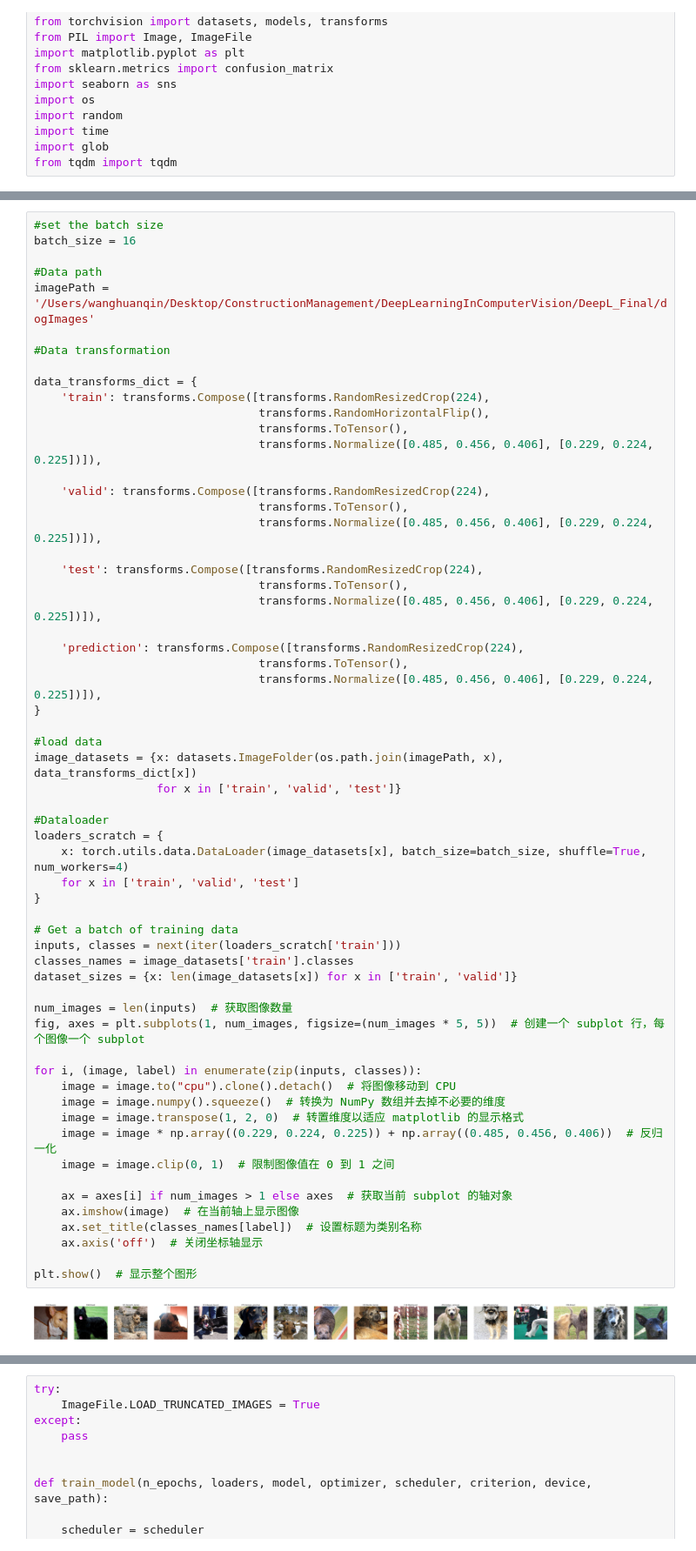
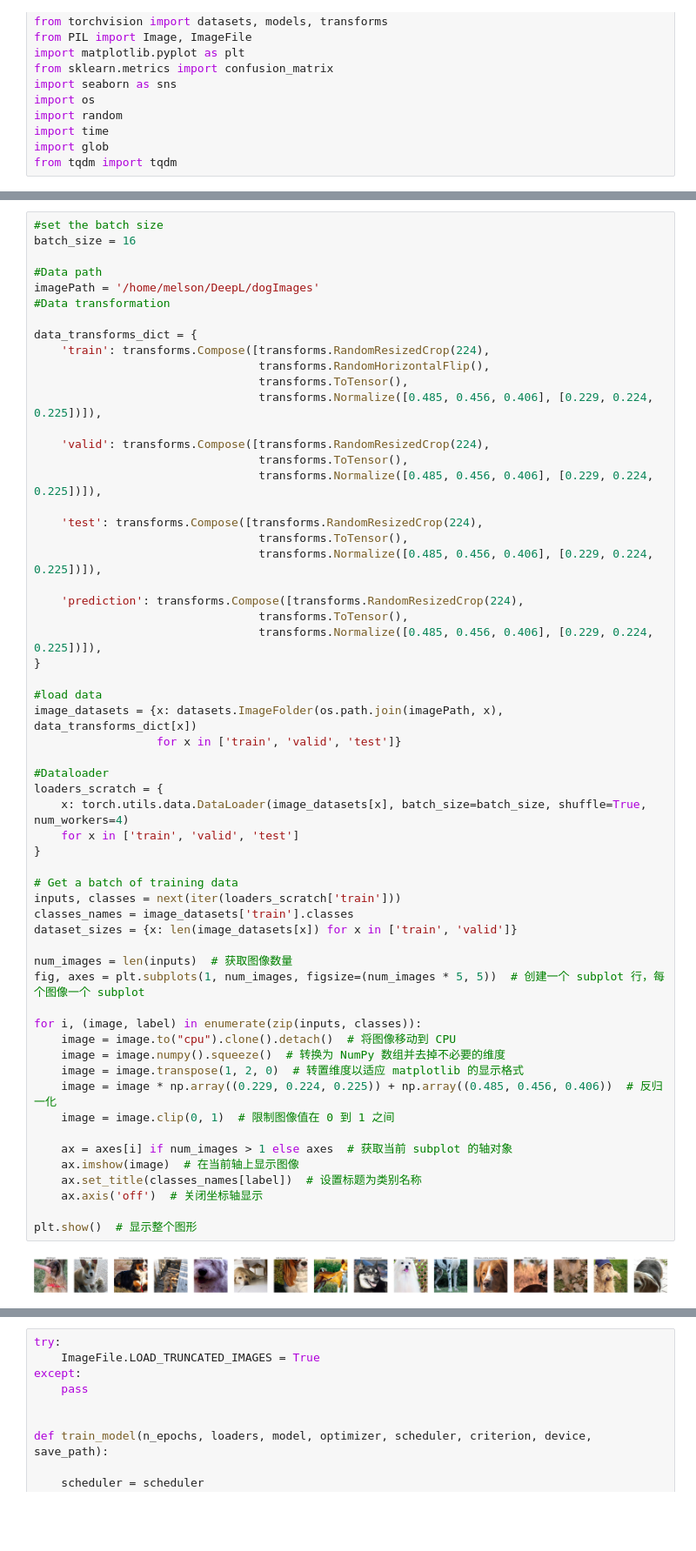
Before and after one commit to MelsonW/DeepL_Final, a Jupyter notebook: examples/Ensemble_transfer.ipynb, the cells around one changed output, grey strips where cells are left out. Shown at 87% size. Saved outputs shown, nothing was run; the diff lists cells and outputs as text; blank space fills up the shorter version.

```diff
--- a/examples/Ensemble_transfer.ipynb
+++ b/examples/Ensemble_transfer.ipynb
@@ -28,8 +28,7 @@ mps
 batch_size = 16
 
 #Data path
-imagePath = '/Users/wanghuanqin/Desktop/ConstructionManagement/DeepLearningInComputerVision/DeepL_Final/dogImages'
-
+imagePath = '/home/melson/DeepL/dogImages'
 #Data transformation
 
 data_transforms_dict = {
@@ -56,34 +55,34 @@ image_datasets = {x: datasets.ImageFolder(os.path.join(imagePath, x), data_trans
                   for x in ['train', 'valid', 'test']}
 
 #Dataloader
 loaders_scratch = {
     x: torch.utils.data.DataLoader(image_datasets[x], batch_size=batch_size, shuffle=True, num_workers=4)
     for x in ['train', 'valid', 'test']
 }
 
 # Get a batch of training data
 inputs, classes = next(iter(loaders_scratch['train']))
 classes_names = image_datasets['train'].classes
 dataset_sizes = {x: len(image_datasets[x]) for x in ['train', 'valid']}
 
 num_images = len(inputs)  # 获取图像数量
 fig, axes = plt.subplots(1, num_images, figsize=(num_images * 5, 5))  # 创建一个 subplot 行，每个图像一个 subplot
 
 for i, (image, label) in enumerate(zip(inputs, classes)):
     image = image.to("cpu").clone().detach()  # 将图像移动到 CPU
     image = image.numpy().squeeze()  # 转换为 NumPy 数组并去掉不必要的维度
     image = image.transpose(1, 2, 0)  # 转置维度以适应 matplotlib 的显示格式
     image = image * np.array((0.229, 0.224, 0.225)) + np.array((0.485, 0.456, 0.406))  # 反归一化
     image = image.clip(0, 1)  # 限制图像值在 0 到 1 之间
 
     ax = axes[i] if num_images > 1 else axes  # 获取当前 subplot 的轴对象
     ax.imshow(image)  # 在当前轴上显示图像
     ax.set_title(classes_names[label])  # 设置标题为类别名称
     ax.axis('off')  # 关闭坐标轴显示
 
 plt.show()  # 显示整个图形
 # %% [output]
-[figure, old version]
+[figure, new version]
 # %%
 train_images = len(image_datasets['train'])
 valid_images = len(image_datasets['valid'])
```
Also changed, not shown: parts of 8 cells of this notebook.
